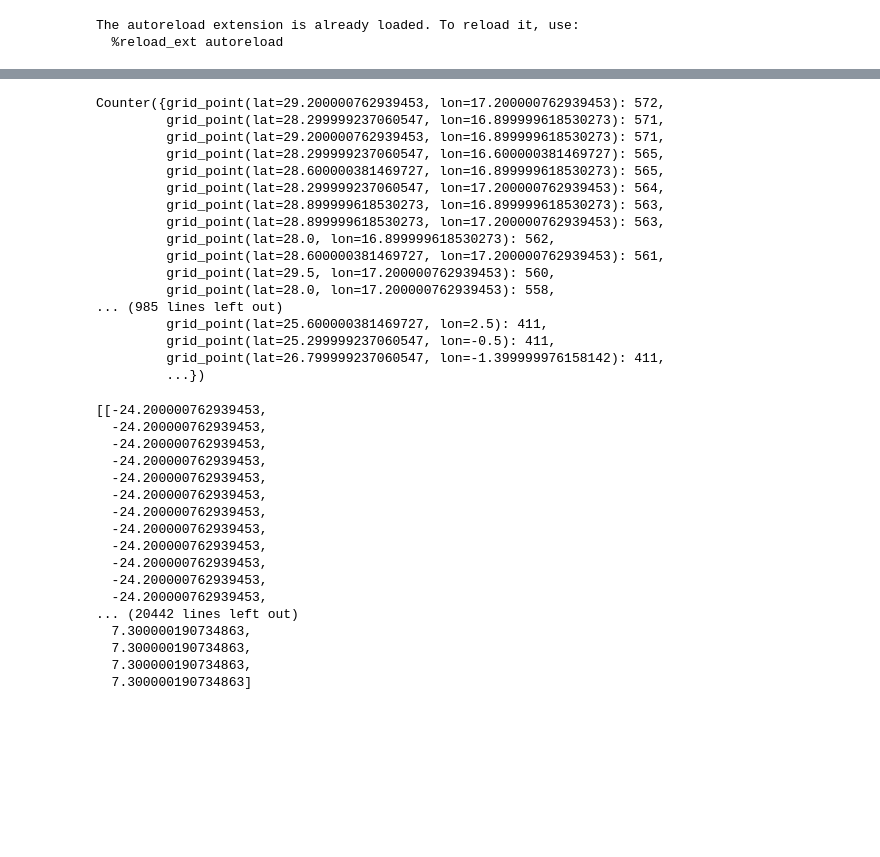
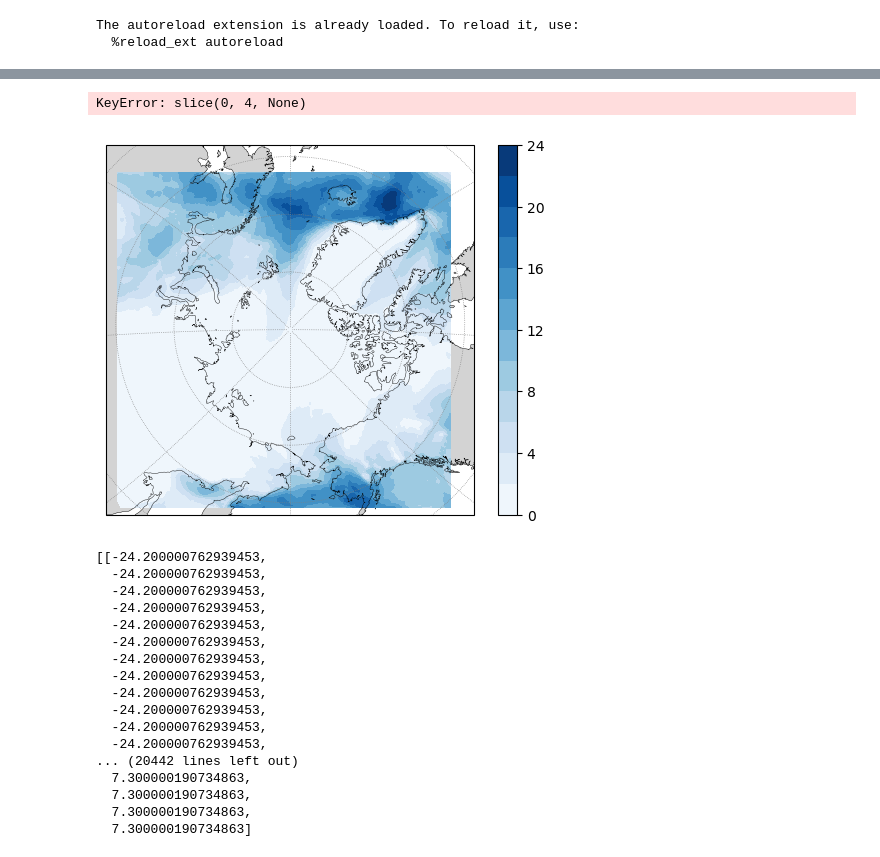
Before and after one commit to jobo95/MOAAP, a Jupyter notebook: Notebooks/Climatological_plots.ipynb, the cells around one changed output, grey strips where cells are left out. Cells and saved outputs as stored; diff of their text form; code cells hidden in the pictures; blank space fills up the shorter version.

```diff
--- a/Notebooks/Climatological_plots.ipynb
+++ b/Notebooks/Climatological_plots.ipynb
@@ -32,7 +32,9 @@ input_file_name_temp = 'MOAPP_ICON_control_CNRMforc_100and85controlperc_3dx3dy'
 
 input_field_grid= '/work/aa0238/a271093/data/input/IVT_85_percentiles_CNMR_control_3dx3dy.nc'
 first_year = 1984
-last_year = 1985
+last_year = 2012
+#last_year = 1985
+num_years = last_year-first_year
 # %%
 grid_field = xr.open_dataset(input_field_grid, cache = True)
 
@@ -102,0 +118,2 @@ for start_date, end_date in zip(start_date_list, end_date_list):
+# %%
+IVTobj_sel = IVTobj_ls.sel_season(season=Season.SUMMER)
@@ -124,20 +150,0 @@ for idx in range(len(IVTobj_sel)):
-# %%
-grid_point_counter
-# %% [output]
-Counter({grid_point(lat=29.200000762939453, lon=17.200000762939453): 572,
-         grid_point(lat=28.299999237060547, lon=16.899999618530273): 571,
-         grid_point(lat=29.200000762939453, lon=16.899999618530273): 571,
-         grid_point(lat=28.299999237060547, lon=16.600000381469727): 565,
-         grid_point(lat=28.600000381469727, lon=16.899999618530273): 565,
-         grid_point(lat=28.299999237060547, lon=17.200000762939453): 564,
-         grid_point(lat=28.899999618530273, lon=16.899999618530273): 563,
-         grid_point(lat=28.899999618530273, lon=17.200000762939453): 563,
-         grid_point(lat=28.0, lon=16.899999618530273): 562,
-         grid_point(lat=28.600000381469727, lon=17.200000762939453): 561,
-         grid_point(lat=29.5, lon=17.200000762939453): 560,
-         grid_point(lat=28.0, lon=17.200000762939453): 558,
-... (985 lines left out)
-         grid_point(lat=25.600000381469727, lon=2.5): 411,
-         grid_point(lat=25.299999237060547, lon=-0.5): 411,
-         grid_point(lat=26.799999237060547, lon=-1.399999976158142): 411,
-         ...})
@@ -143,0 +181,18 @@ Counter({grid_point(lat=29.200000762939453, lon=17.200000762939453): 572,
+# %%
+fig = plt.figure(figsize=(80,14))
+
+for i, season_ in enumerate(Season):
+    print (season_)
+    IVTobj_sel = IVTobj_ls.sel_season(season_)
+
+    lon,lat,z = count_objs_grid_points(IVTobj_sel)
+    z= z/num_years
+
+    plot_irregular_grid(lon,
+                        lat,
+                        z,
+                        index = i,
+                        title=season_.name,
+                        cbar_label = "IVT object days per season")
+
+plt.tight_layout()
@@ -144,3 +202,26 @@ Counter({grid_point(lat=29.200000762939453, lon=17.200000762939453): 572,
+# %%
+for i in Season[0:4]:
+    print (i)
+# %% [output]
+KeyError: slice(0, 4, None)
+# %%
+pole_lon= 0 #ds_ivtu.rotated_pole.attrs['grid_north_pole_longitude']
+pole_lat=6.55 #ds_ivtu.rotated_pole.attrs['grid_north_pole_latitude']
+crs_arctic = ccrs.RotatedPole(pole_longitude=pole_lon, pole_latitude=pole_lat)
+
+ax = plt.axes(projection=crs_arctic)
+
+ax.set_extent([-180,180, 58, 90], crs=ccrs.PlateCarree())
+ax.add_feature(cartopy.feature.OCEAN, color='white', zorder=0)
+ax.add_feature(cartopy.feature.LAND, color='lightgray',zorder=0,linewidth=0.5, edgecolor='black')
+ax.gridlines(linewidth=0.5, color='gray',xlocs=range(-180,180,45), ylocs=range(-90,90,10),linestyle=':') #draw_labels=True,
+ax.coastlines(linewidth=0.3, color='black')
+
+plot = plt.tricontourf(lon,lat,z_count,levels=14,cmap="Blues", transform=crs_arctic)
+cbar =plt.colorbar(plot,
+                   ax=ax)
+# %% [output]
+[figure, added]
 # %%
 [grid_point(x,x) for x in rLon]
 [grid_point(lat,lon) for lat,lon in zip(rLat.tolist(),rLon.tolist())]
```
Also changed, not shown: parts of 11 cells of this notebook, 8 other files.
